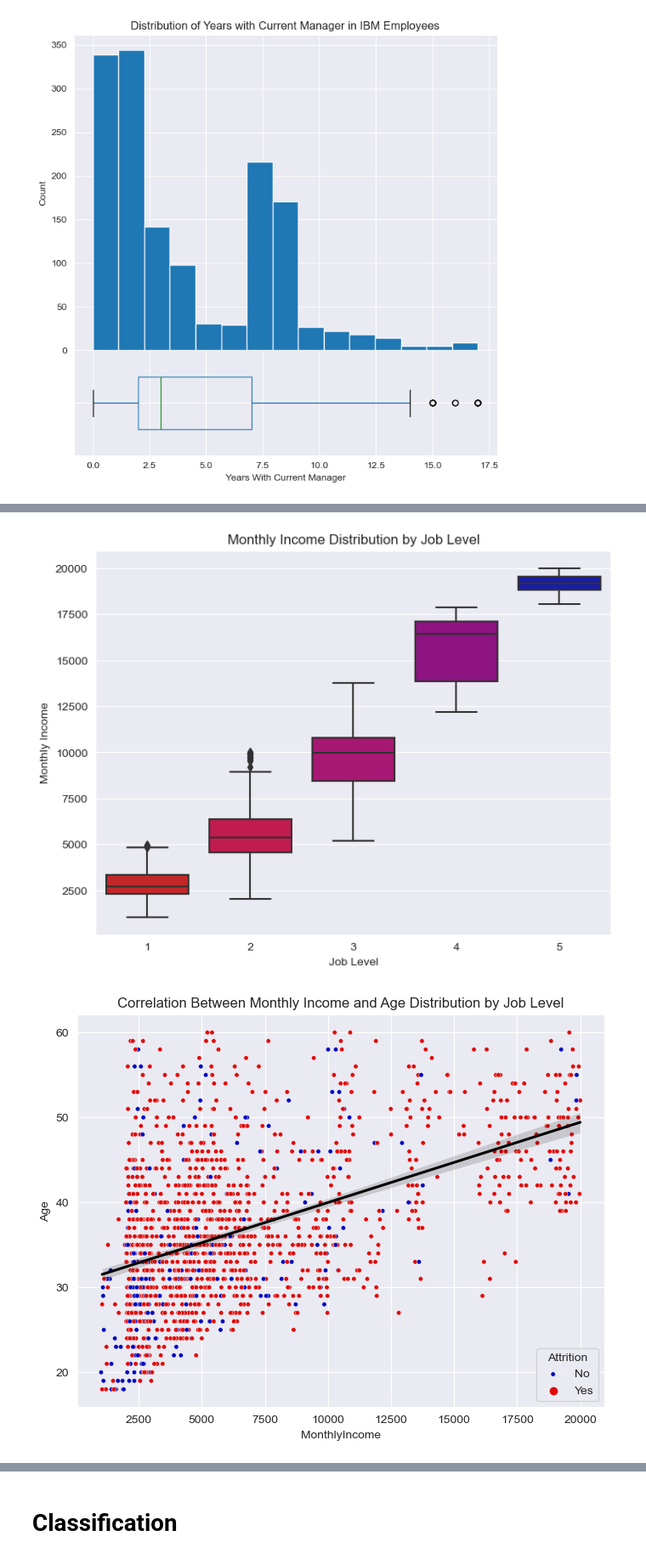
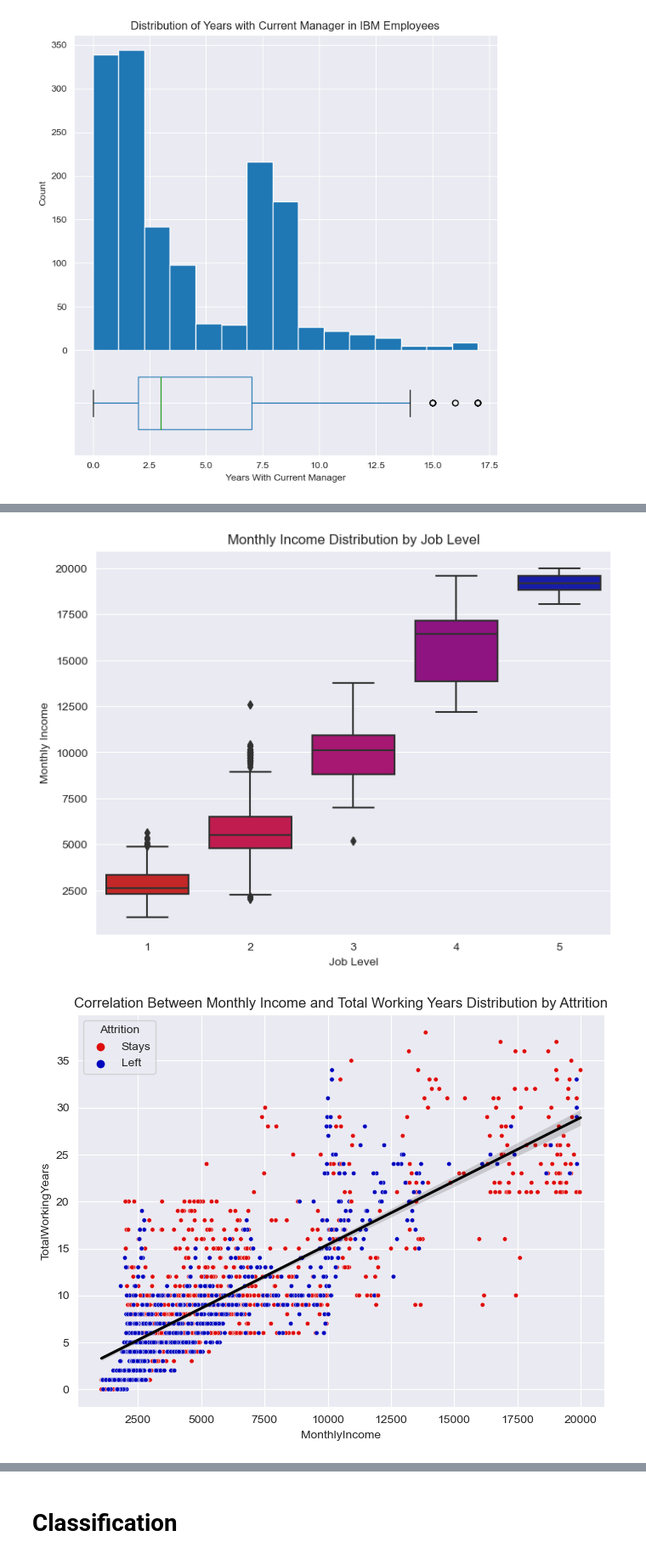
Before and after one commit to JayyyOlden/AMLDM, a Jupyter notebook: 2006184.ipynb, the cells around one changed output, grey strips where cells are left out. Shown at 85% size. Drawn from its saved outputs; the diff is of its cells as text; code cells hidden in the pictures.

```diff
--- a/2006184.ipynb
+++ b/2006184.ipynb
@@ -578,7 +581,10 @@ for var in cat_vars:
     ibm[var] = ibm[var].astype('category').cat.codes
 # %%
 # Split the data into training and testing sets
-X = ibm.drop('Attrition', axis=1)
+x = ibm.drop('Attrition', axis=1)
 y = ibm['Attrition']
 # Chose 5 because favoite number :)
-X_train, X_test, y_train, y_test = train_test_split(X, y, test_size=0.25, random_state=5)
+x_train, x_test, y_train, y_test = train_test_split(x, y, test_size=0.25, random_state=5)
+# %%
+SM = SMOTE(random_state=5)
+x_train, y_train = SM.fit_resample(x_train, y_train.ravel())
@@ -585,5 +593,5 @@ X_train, X_test, y_train, y_test = train_test_split(X, y, test_size=0.25, random
 # %%
-ibmTrain = X_train
+ibmTrain = x_train
 ibmTrain.insert(0, 'Attrition', y_train)
 ibmTrain
 # %% [output]
@@ -649,21 +657,22 @@ plt.ylabel('Monthly Income')
 
 plt.show()
 # %% [output]
-[figure, old version]
+[figure, new version]
 # %%
 plt.figure(figsize=(8,6))
-ax = sns.scatterplot(data=ibm, x='MonthlyIncome', y='Age', hue='Attrition',
-                     palette=sns.color_palette(colourSpread('Attrition')), s=15)
-plt.title('Correlation Between Monthly Income and Age Distribution by Job Level')
-plt.xlabel('Job Level')
-plt.ylabel('Monthly Income')
-ax.legend(title='Attrition', labels=['No', 'Yes'])
+pallete = sns.color_palette(colourSpread('Attrition'))
+ax = sns.scatterplot(data=ibmTrain, x='MonthlyIncome', y='TotalWorkingYears', hue='Attrition',
+                     palette=pallete, s=15)
+plt.title('Correlation Between Monthly Income and Total Working Years Distribution by Attrition')
 
-sns.regplot(data=ibmTrain, x='MonthlyIncome', y='Age', ax=ax, scatter=False, color='black')
+sns.regplot(data=ibmTrain, x='MonthlyIncome', y='TotalWorkingYears', ax=ax, scatter=False, color='black')
+
+handles, labels = ax.get_legend_handles_labels()
+ax.legend(handles=handles, labels=['Stays', 'Left'], title='Attrition')
 
 plt.show()
 # %% [output]
-[figure, old version]
+[figure, new version]
 # %%
 plt.figure(figsize=(8,6))
 sns.countplot(data=ibmTrain, x="StockOptionLevel", hue="MaritalStatus",
```
Also changed, not shown: parts of 52 cells of this notebook, 16 other files.
